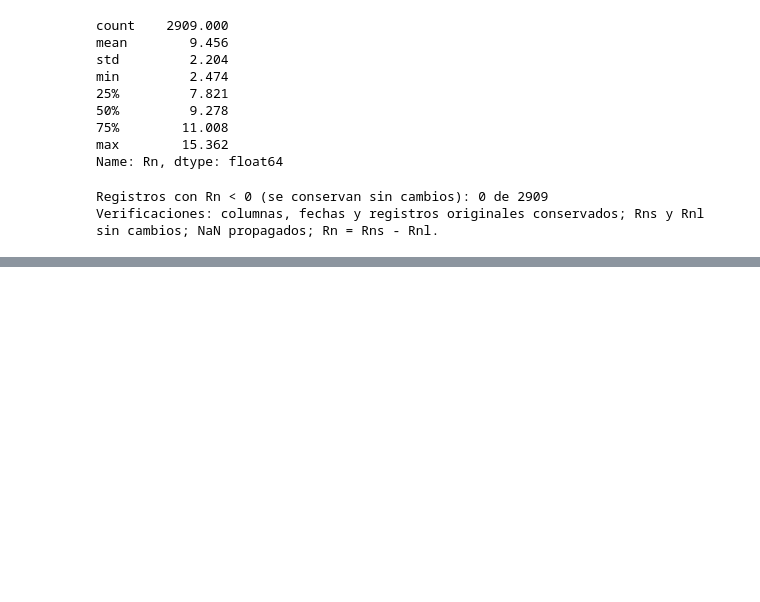
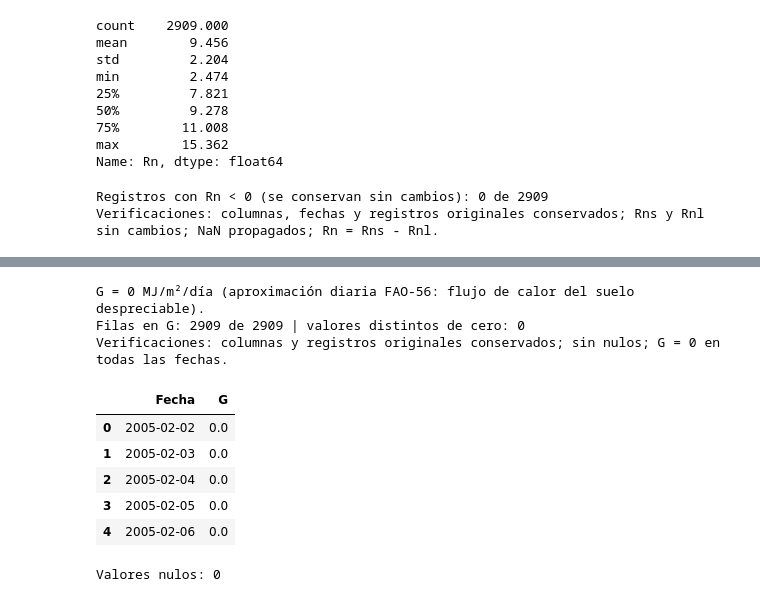
Before and after one commit to nicopulido/Prob_Proyecto_Grado, a Jupyter notebook: Tibaitata/04_calculo_variables_objetivo.ipynb, the cells around one changed output, grey strips where cells are left out. Saved outputs shown, nothing was run; the diff lists cells and outputs as text; code cells hidden in the pictures; blank space fills up the shorter version.

```diff
--- a/Tibaitata/04_calculo_variables_objetivo.ipynb
+++ b/Tibaitata/04_calculo_variables_objetivo.ipynb
@@ -1096,0 +1101,43 @@ Verificaciones: columnas, fechas y registros originales conservados; Rns y Rnl s
+# %%
+assert "G" not in df_tibaitata_et0.columns, "La columna G ya existe; no se sobrescribirá."
+
+columnas_antes_g = df_tibaitata_et0.columns.tolist()
+valores_antes_g = df_tibaitata_et0[columnas_antes_g].copy()
+fechas_antes_g = df_tibaitata_et0["Fecha"].copy()
+numero_registros_antes_g = len(df_tibaitata_et0)
+forma_limpio_antes_g = df_tibaitata_limpio.shape
+
+# Aproximación diaria FAO-56: flujo de calor del suelo despreciable (MJ/m²/día).
+G_DIARIO = 0.0
+df_tibaitata_et0["G"] = G_DIARIO
+
+# Datos originales intactos; sin eliminar fechas ni registros.
+assert len(df_tibaitata_et0) == numero_registros_antes_g
+assert df_tibaitata_et0[columnas_antes_g].equals(valores_antes_g)
+assert df_tibaitata_et0.columns[:len(columnas_antes_g)].tolist() == columnas_antes_g
+assert df_tibaitata_et0.columns.tolist() == columnas_antes_g + ["G"]
+assert df_tibaitata_et0["Fecha"].equals(fechas_antes_g)
+assert df_tibaitata_limpio.shape == forma_limpio_antes_g
+
+# G tiene una fila por registro, sin nulos y todos sus valores son cero.
+assert len(df_tibaitata_et0["G"]) == len(df_tibaitata_et0)
+assert df_tibaitata_et0["G"].notna().all()
+assert (df_tibaitata_et0["G"] == 0).all()
+assert df_tibaitata_et0["G"].nunique() == 1
+
+print("G = 0 MJ/m²/día (aproximación diaria FAO-56: flujo de calor del suelo despreciable).")
+print(f"Filas en G: {len(df_tibaitata_et0['G'])} de {len(df_tibaitata_et0)} | valores distintos de cero: {int((df_tibaitata_et0['G'] != 0).sum())}")
+print("Verificaciones: columnas y registros originales conservados; sin nulos; G = 0 en todas las fechas.")
+display(df_tibaitata_et0[["Fecha", "G"]].head())
+print("Valores nulos:", df_tibaitata_et0["G"].isna().sum())
+# %% [output]
+G = 0 MJ/m²/día (aproximación diaria FAO-56: flujo de calor del suelo despreciable).
+Filas en G: 2909 de 2909 | valores distintos de cero: 0
+Verificaciones: columnas y registros originales conservados; sin nulos; G = 0 en todas las fechas.
+|  | Fecha | G |
+| 0 | 2005-02-02 | 0.0 |
+| 1 | 2005-02-03 | 0.0 |
+| 2 | 2005-02-04 | 0.0 |
+| 3 | 2005-02-05 | 0.0 |
+| 4 | 2005-02-06 | 0.0 |
+Valores nulos: 0
```
Also changed, not shown: parts of 1 cell of this notebook.
